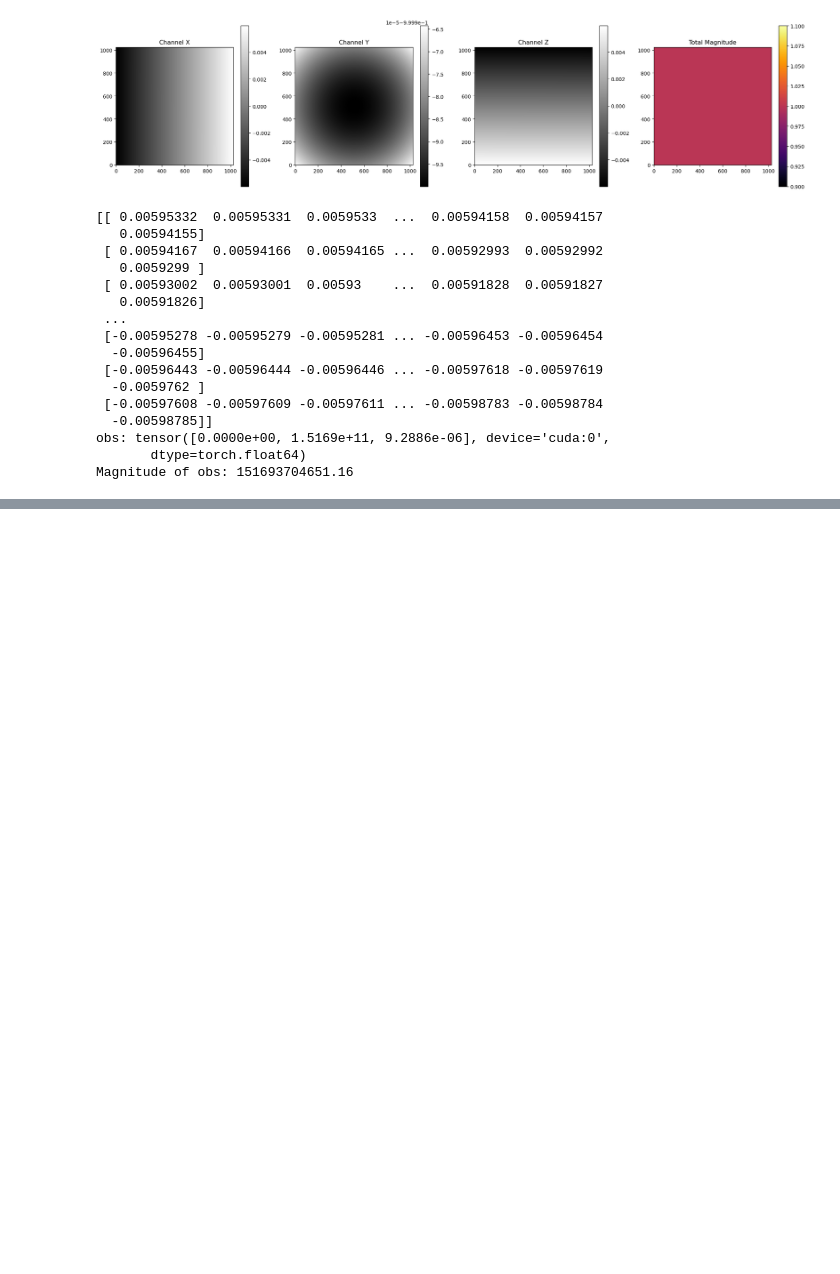
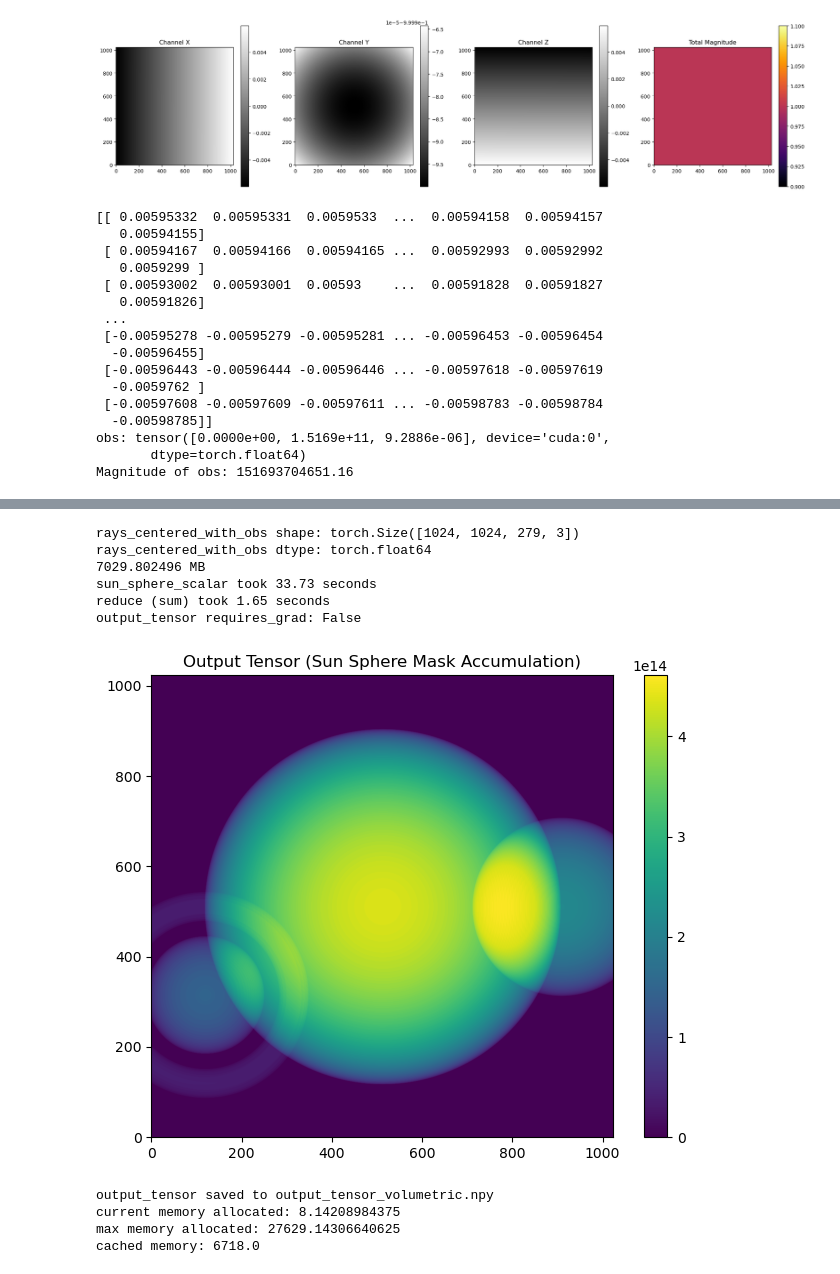
Before and after one commit to nathaniellaurent/solar-ray-integration, a Jupyter notebook: demos/ray_integration_demo_corners.ipynb, the cells around one changed output, grey strips where cells are left out. Cells and saved outputs as stored; diff of their text form; code cells hidden in the pictures; blank space fills up the shorter version.

```diff
--- a/ray_integration_demo_corners.ipynb
+++ b/demos/ray_integration_demo_corners.ipynb
@@ -255,38 +260,55 @@ EinopsError:  Error while processing rearrange-reduction pattern "c -> 1 1 c 1".
 # %%
 
-rays_with_obs = rearrange(rays_with_obs, "h w c s -> h w s c")
 
-print("rays_with_obs shape:", rays_with_obs.shape)
-print("rays_with_obs dtype:", rays_with_obs.dtype)
+rays_centered_with_obs = rearrange(rays_centered_with_obs, "h w c s -> h w s c")
+
+print("rays_centered_with_obs shape:", rays_centered_with_obs.shape)
+print("rays_centered_with_obs dtype:", rays_centered_with_obs.dtype)
 print(torch.cuda.memory_allocated() / 1e6, "MB")
 
 
 start = time.time()
-output_tensor = sun_sphere_scalar(rays_with_obs, radius=6.9634e8, value=1.0)
+output_tensor = sun_sphere_scalar(rays_centered_with_obs, radius=6.9634e8, value=1.0)
 end = time.time()
 print(f"sun_sphere_scalar took {end - start:.2f} seconds")
+
+output_tensor = output_tensor * area
 
 start = time.time()
 output_tensor = reduce(output_tensor, 'h w s -> h w', 'sum')
 end = time.time()
 print(f"reduce (sum) took {end - start:.2f} seconds")
 
 
 
 
 print("output_tensor requires_grad:", output_tensor.requires_grad)
 
 plt.figure(figsize=(8, 6))
 plt.imshow(output_tensor.cpu().detach().numpy(), origin='lower', cmap='viridis')
 plt.title('Output Tensor (Sun Sphere Mask Accumulation)')
 plt.colorbar()
 plt.show()
 
+np.save('output_tensor_volumetric.npy', output_tensor.cpu().detach().numpy())
+print("output_tensor saved to output_tensor_volumetric.npy")
 
 torch.cuda.empty_cache()
-del rays_with_obs, output_tensor
+del rays_centered_with_obs, output_tensor
 
 
 print('current memory allocated: {}'.format(torch.cuda.memory_allocated() / 1024 ** 2))
 print('max memory allocated: {}'.format(torch.cuda.max_memory_allocated() / 1024 ** 2))
 print('cached memory: {}'.format(torch.cuda.memory_reserved() / 1024 ** 2))
+# %% [output]
+rays_centered_with_obs shape: torch.Size([1024, 1024, 279, 3])
+rays_centered_with_obs dtype: torch.float64
+7029.802496 MB
+sun_sphere_scalar took 33.73 seconds
+reduce (sum) took 1.65 seconds
+output_tensor requires_grad: False
+[figure, added]
+output_tensor saved to output_tensor_volumetric.npy
+current memory allocated: 8.14208984375
+max memory allocated: 27629.14306640625
+cached memory: 6718.0
```
Also changed, not shown: parts of 2 cells of this notebook, 7 other files.
